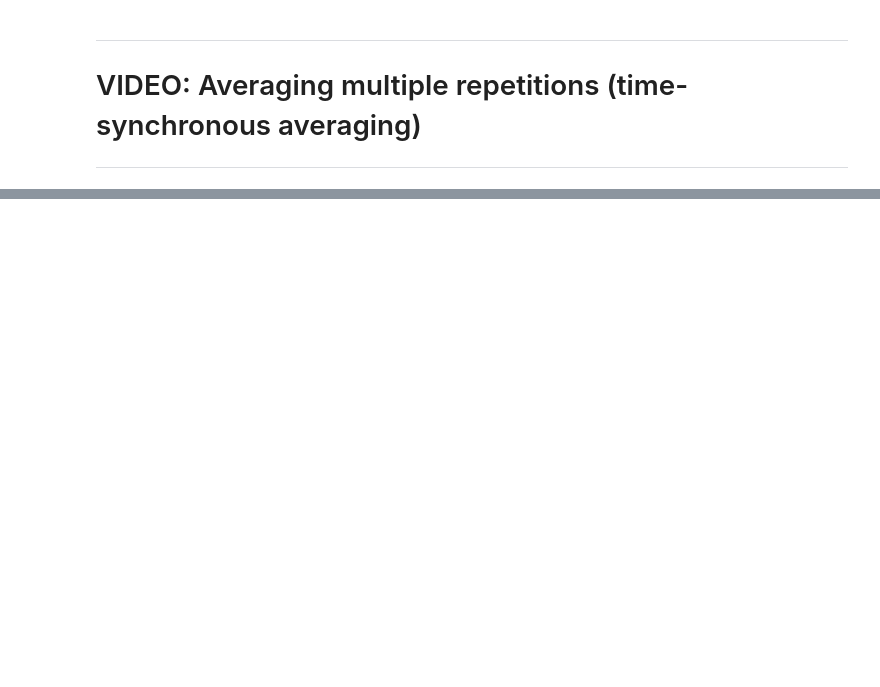
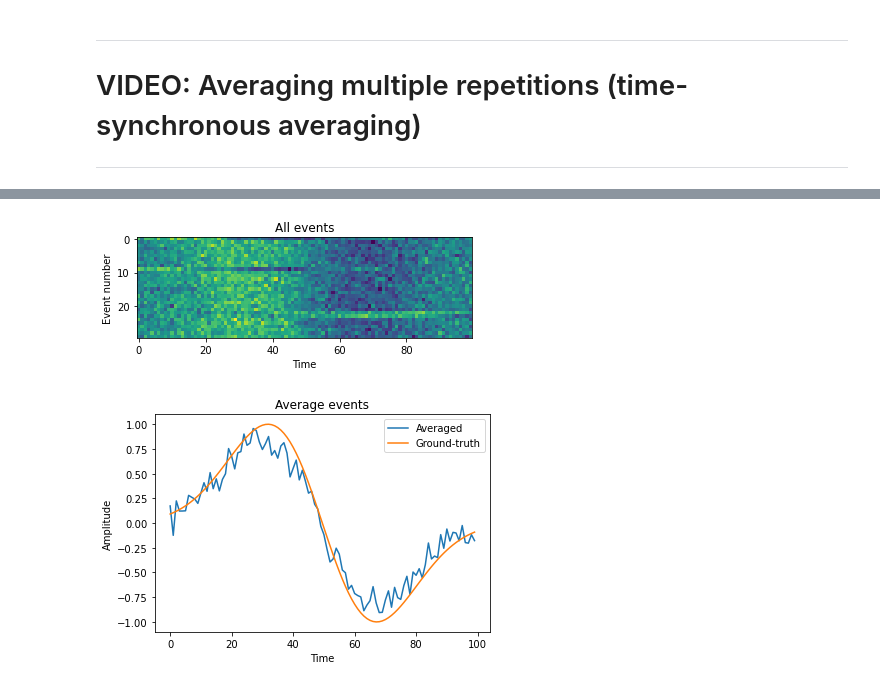
Before and after one commit to gabyborja/SignalProcessingUdemy, a Jupyter notebook: sigprocMXC_TimeSeriesDenoising/timeSeriesDenoising.ipynb, the cells around one changed output, grey strips where cells are left out. Cells and saved outputs as stored; diff of their text form; code cells hidden in the pictures; blank space fills up the shorter version.

```diff
--- a/sigprocMXC_TimeSeriesDenoising/timeSeriesDenoising.ipynb
+++ b/sigprocMXC_TimeSeriesDenoising/timeSeriesDenoising.ipynb
@@ -509,0 +512,24 @@ plt.show()
+# %%
+## extract all events into a matrix
+
+datamatrix = np.zeros((Nevents, k))
+
+for ei in range(0, Nevents):
+    datamatrix[ei, :] = data[onsettimes[ei]:onsettimes[ei]+k] # need to know what the onset times are, otherwise need template matching or pattern matching
+
+plt.imshow(datamatrix)
+plt.xlabel('Time')
+plt.ylabel('Event number')
+plt.title('All events')
+plt.show()
+
+plt.plot(range(0, k), np.mean(datamatrix, axis=0), label='Averaged')
+plt.plot(range(0, k), event, label='Ground-truth')
+plt.xlabel('Time')
+plt.ylabel('Amplitude')
+plt.legend()
+plt.title('Average events')
+plt.show()
+# %% [output]
+[figure, added]
+[figure, added]
```
Also changed, not shown: parts of 12 cells of this notebook.
